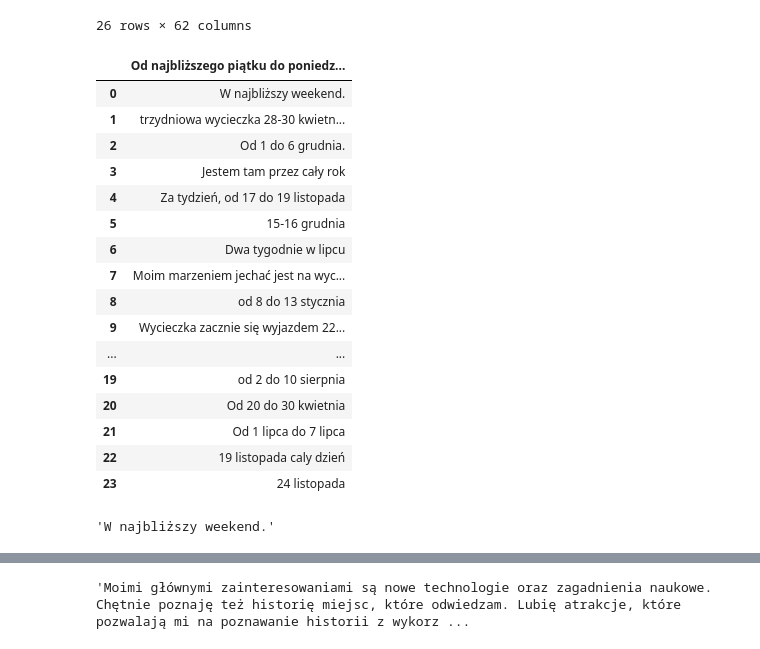
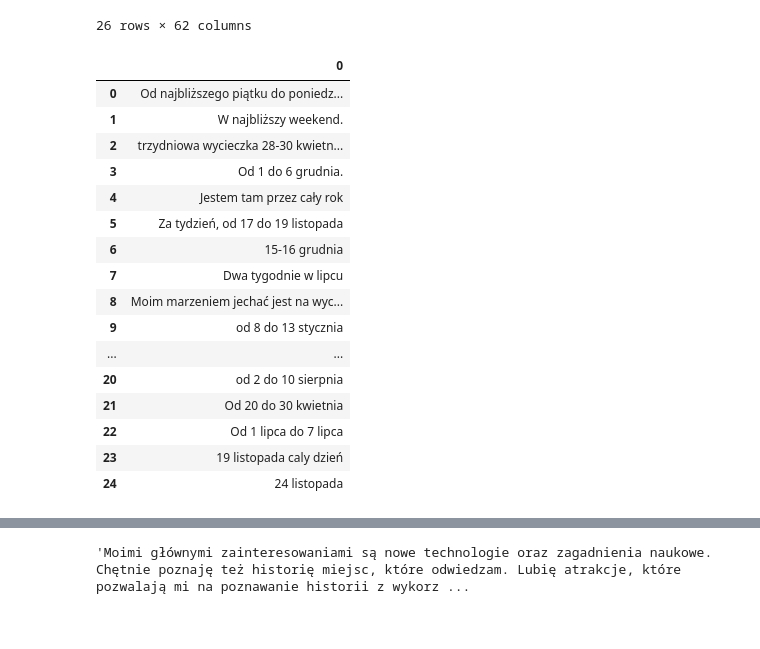
Before and after one commit to AndrzejStarzyk/WiBIT, a Jupyter notebook: app/recommending_v3/recommending_v3.ipynb, the cells around one changed output, grey strips where cells are left out. Cells and saved outputs as stored; diff of their text form; code cells hidden in the pictures.

Commit message:
Improvements to date recognition

```diff
--- a/app/recommending_v3/recommending_v3.ipynb
+++ b/app/recommending_v3/recommending_v3.ipynb
@@ -22,27 +22,23 @@ pd.read_csv('resources/answers.csv')
 | 25 | 2023-11-13 10:12:28 | Interesuję się fizyką, matematyką... | 24 listopada | 5.0 | ... |
 26 rows × 62 columns
 # %%
-data = pd.read_csv('resources/dates.csv', sep=';')
+data = pd.read_csv('dates.csv', sep=';', header=None)
 data
 # %% [output]
-|  | Od najbliższego piątku do poniedz... |
-| 0 | W najbliższy weekend. |
-| 1 | trzydniowa wycieczka 28-30 kwietn... |
-| 2 | Od 1 do 6 grudnia. |
-| 3 | Jestem tam przez cały rok |
-| 4 | Za tydzień, od 17 do 19 listopada |
-| 5 | 15-16 grudnia |
-| 6 | Dwa tygodnie w lipcu |
-| 7 | Moim marzeniem jechać jest na wyc... |
-| 8 | od 8 do 13 stycznia |
-| 9 | Wycieczka zacznie się wyjazdem 22... |
+|  | 0 |
+| 0 | Od najbliższego piątku do poniedz... |
+| 1 | W najbliższy weekend. |
+| 2 | trzydniowa wycieczka 28-30 kwietn... |
+| 3 | Od 1 do 6 grudnia. |
+| 4 | Jestem tam przez cały rok |
+| 5 | Za tydzień, od 17 do 19 listopada |
+| 6 | 15-16 grudnia |
+| 7 | Dwa tygodnie w lipcu |
+| 8 | Moim marzeniem jechać jest na wyc... |
+| 9 | od 8 do 13 stycznia |
 | ... | ... |
-| 19 | od 2 do 10 sierpnia |
-| 20 | Od 20 do 30 kwietnia |
-| 21 | Od 1 lipca do 7 lipca |
-| 22 | 19 listopada caly dzień |
-| 23 | 24 listopada |
+| 20 | od 2 do 10 sierpnia |
+| 21 | Od 20 do 30 kwietnia |
+| 22 | Od 1 lipca do 7 lipca |
+| 23 | 19 listopada caly dzień |
+| 24 | 24 listopada |
-# %%
-data.iloc[0][0]
-# %% [output]
-'W najbliższy weekend.'
```
Also changed, not shown: parts of 7 cells of this notebook, 5 other files.
